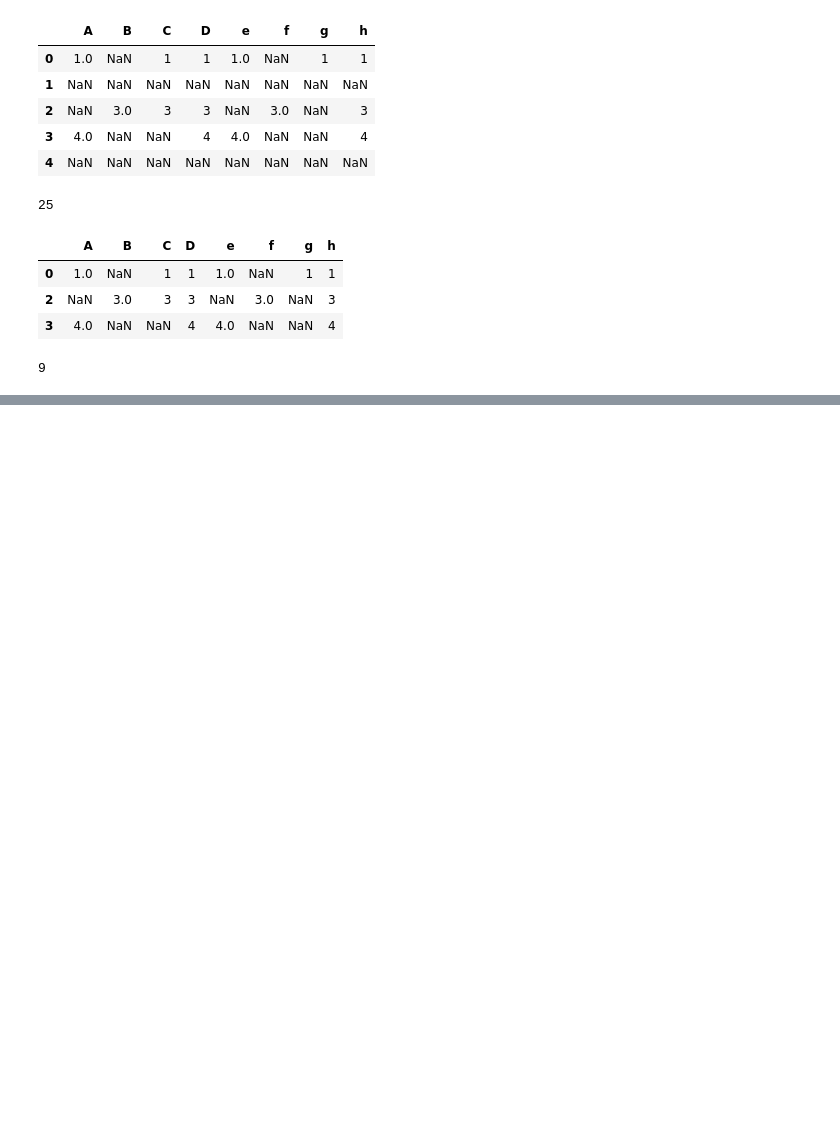
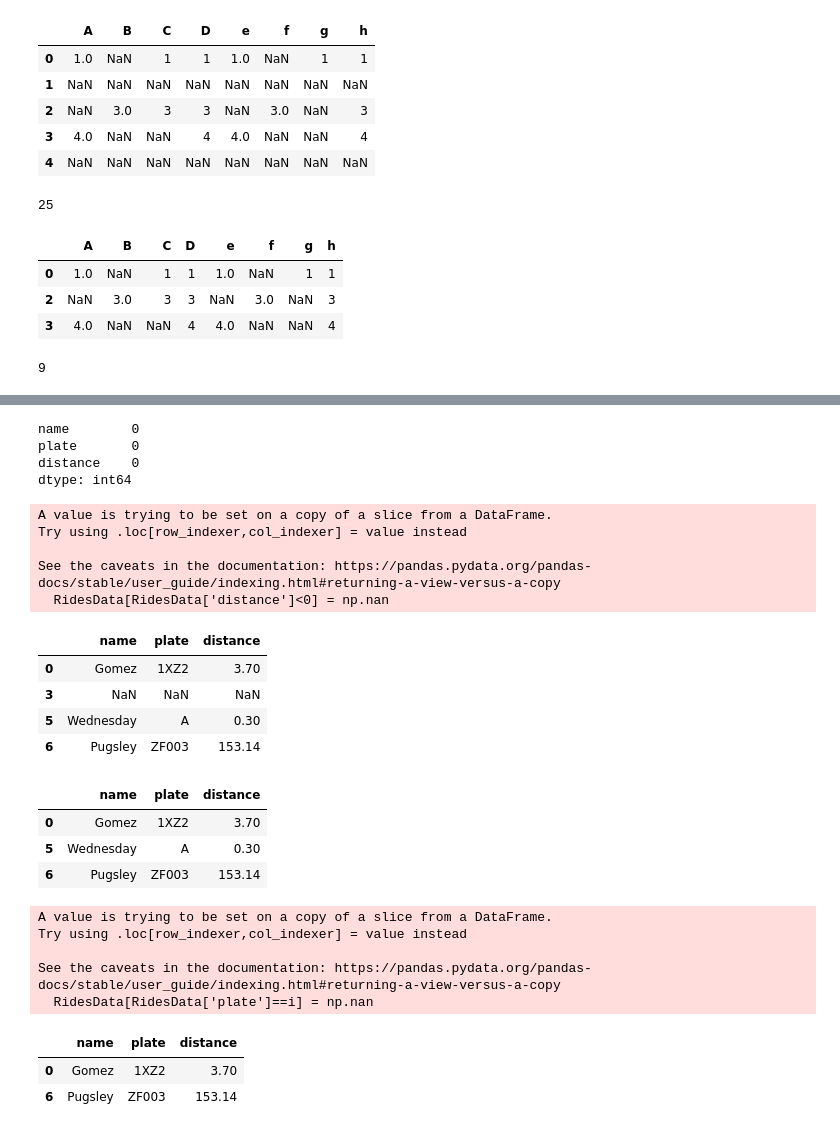
Before and after one commit to Shadmehr-radmanesh/Clean-Code, a Jupyter notebook: C1.ipynb, the cells around one changed output, grey strips where cells are left out. Cells and saved outputs as stored; diff of their text form; code cells hidden in the pictures; blank space fills up the shorter version.

```diff
--- a/C1.ipynb
+++ b/C1.ipynb
@@ -311,0 +358,21 @@ data.isnull().sum().sum()
+# %%
+RidesData.isnull().sum()
+# %% [output]
+name        0
+plate       0
+distance    0
+dtype: int64
+# %%
+RidesData[RidesData['distance']<0] = np.nan
+RidesData
+# %% [output]
+A value is trying to be set on a copy of a slice from a DataFrame.
+Try using .loc[row_indexer,col_indexer] = value instead
+
+See the caveats in the documentation: https://pandas.pydata.org/pandas-docs/stable/user_guide/indexing.html#returning-a-view-versus-a-copy
+  RidesData[RidesData['distance']<0] = np.nan
+|  | name | plate | distance |
+| 0 | Gomez | 1XZ2 | 3.70 |
+| 3 | NaN | NaN | NaN |
+| 5 | Wednesday | A | 0.30 |
+| 6 | Pugsley | ZF003 | 153.14 |
@@ -311,0 +381,28 @@ data.isnull().sum().sum()
+# %%
+RidesData
+# %% [output]
+|  | name | plate | distance |
+| 0 | Gomez | 1XZ2 | 3.70 |
+| 5 | Wednesday | A | 0.30 |
+| 6 | Pugsley | ZF003 | 153.14 |
+# %%
+import re
+pattern = r"^[A-Z\d]{3,}$"
+for i in RidesData['plate']:
+    if re.match(pattern, str(i)):
+        ...
+    else:
+        RidesData[RidesData['plate']==i] = np.nan
+        RidesData = RidesData.dropna()
+# %% [output]
+A value is trying to be set on a copy of a slice from a DataFrame.
+Try using .loc[row_indexer,col_indexer] = value instead
+
+See the caveats in the documentation: https://pandas.pydata.org/pandas-docs/stable/user_guide/indexing.html#returning-a-view-versus-a-copy
+  RidesData[RidesData['plate']==i] = np.nan
+# %%
+RidesData
+# %% [output]
+|  | name | plate | distance |
+| 0 | Gomez | 1XZ2 | 3.70 |
+| 6 | Pugsley | ZF003 | 153.14 |
```
Also changed, not shown: parts of 8 cells of this notebook, 2 other files.
